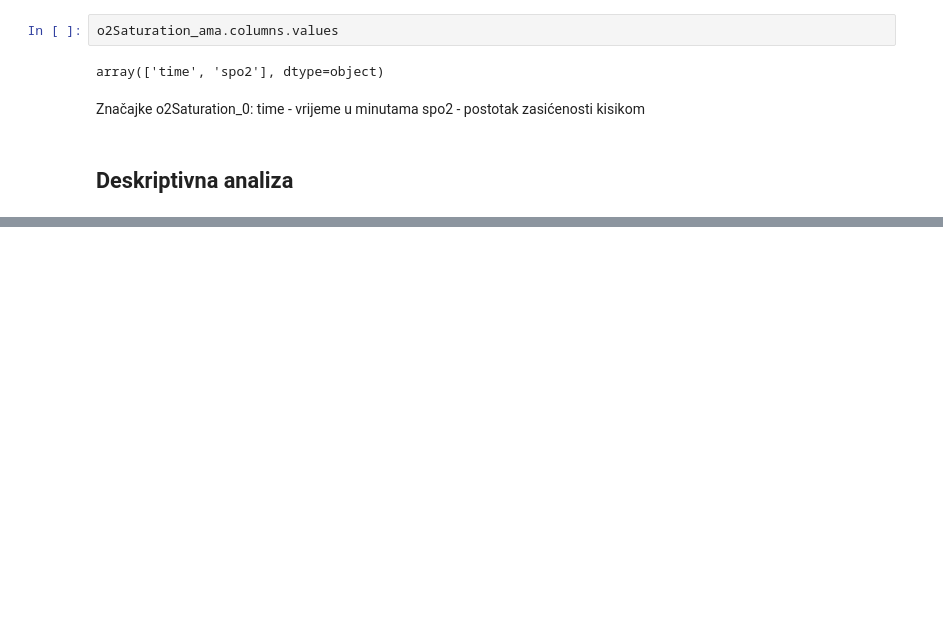
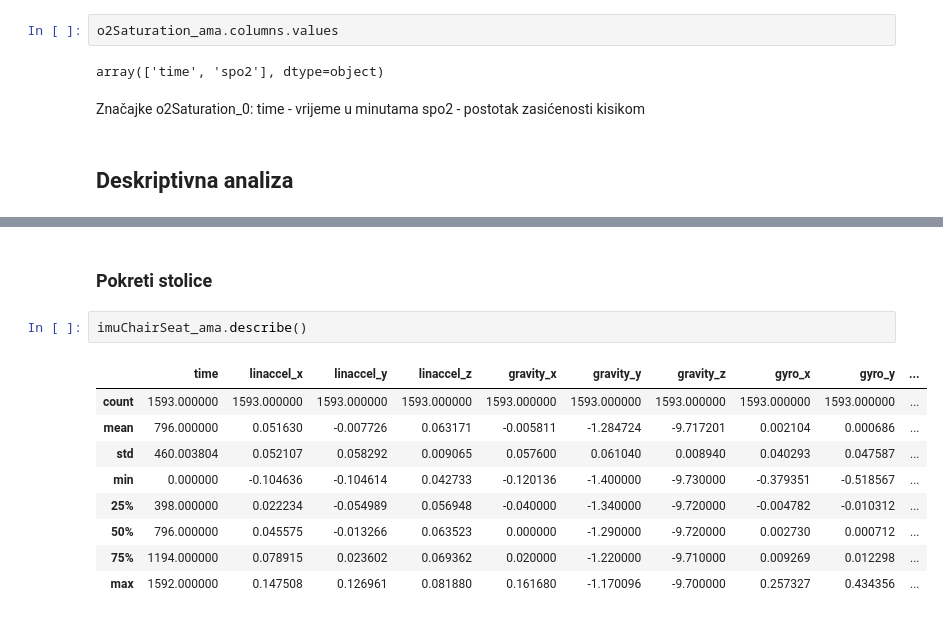
Before and after one commit to BernardKazazic/UZOP_Projekt, a Jupyter notebook: lab1.ipynb, the cells around one changed output, grey strips where cells are left out. Cells and saved outputs as stored; diff of their text form; blank space fills up the shorter version.

```diff
--- a/lab1.ipynb
+++ b/lab1.ipynb
@@ -430,0 +504,14 @@ spo2 - postotak zasićenosti kisikom
+# %% [markdown]
+### Pokreti stolice
+# %%
+imuChairSeat_ama.describe()
+# %% [output]
+|  | time | linaccel_x | linaccel_y | linaccel_z | gravity_x | gravity_y | gravity_z | gyro_x | gyro_y | ... |
+| count | 1593.000000 | 1593.000000 | 1593.000000 | 1593.000000 | 1593.000000 | 1593.000000 | 1593.000000 | 1593.000000 | 1593.000000 | ... |
+| mean | 796.000000 | 0.051630 | -0.007726 | 0.063171 | -0.005811 | -1.284724 | -9.717201 | 0.002104 | 0.000686 | ... |
+| std | 460.003804 | 0.052107 | 0.058292 | 0.009065 | 0.057600 | 0.061040 | 0.008940 | 0.040293 | 0.047587 | ... |
+| min | 0.000000 | -0.104636 | -0.104614 | 0.042733 | -0.120136 | -1.400000 | -9.730000 | -0.379351 | -0.518567 | ... |
+| 25% | 398.000000 | 0.022234 | -0.054989 | 0.056948 | -0.040000 | -1.340000 | -9.720000 | -0.004782 | -0.010312 | ... |
+| 50% | 796.000000 | 0.045575 | -0.013266 | 0.063523 | 0.000000 | -1.290000 | -9.720000 | 0.002730 | 0.000712 | ... |
+| 75% | 1194.000000 | 0.078915 | 0.023602 | 0.069362 | 0.020000 | -1.220000 | -9.710000 | 0.009269 | 0.012298 | ... |
+| max | 1592.000000 | 0.147508 | 0.126961 | 0.081880 | 0.161680 | -1.170096 | -9.700000 | 0.257327 | 0.434356 | ... |
```
Also changed, not shown: parts of 33 cells of this notebook.
